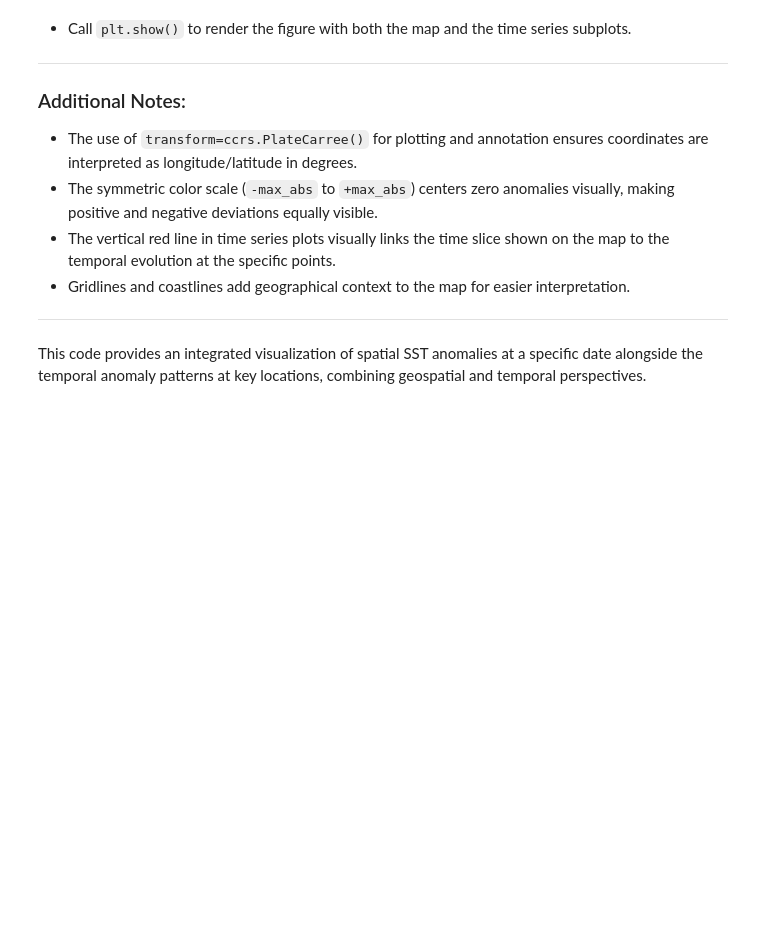
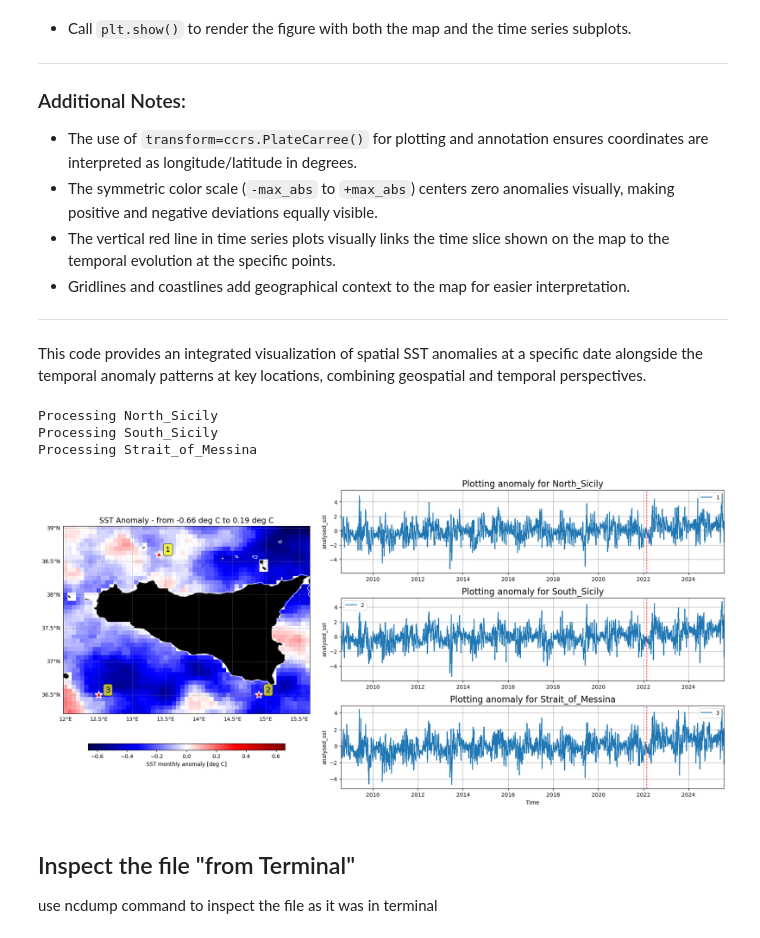
Before and after one commit to geacomputing/UCY2Sept, a Jupyter notebook: Python_code/Hands-on/8_Maps_with_cartopy.ipynb, the cells around one changed output. Drawn from its saved outputs; the diff is of its cells as text; code cells hidden in the pictures; blank space fills up the shorter version.

```diff
--- a/Python_code/Hands-on/8_Maps_with_cartopy.ipynb
+++ b/Python_code/Hands-on/8_Maps_with_cartopy.ipynb
@@ -259,32 +262,49 @@ for i, (name, info) in enumerate(locations.items()):
     anomaly_t_series = anomalies.sel(latitude=lat, longitude=lon, method='nearest')
     anomaly_t_series.plot(ax=ax, label =f'{c}')
 
     if c<3:
         ax.xaxis.label.set_visible(False)
 
-    ax.set_title(f"Plotting anomaly for {name}")
+    ax.set_title(f"Plotting anomaly for {name}", fontsize=16)
     ax.set_xlim(anomaly_t_series.time.min(), anomaly_t_series.time.max())
     ax.grid()
     ax.legend()
 
     x = anomalies.sel(time=time_str).time.values
     ax.axvline(x=x, color='red', linestyle='--', linewidth=1)
     #print(x)
 
     print(f"Processing {name}")
 
     # Plot the marker
-    ax_map.plot(lon, lat, marker='*', color='white', markersize=15, transform=ccrs.PlateCarree())
+    ax_map.plot(
+        lon, lat,
+        marker='*',
+        markersize=15,
+        markerfacecolor='red',   # fill color
+        markeredgecolor='white',    # border color
+        markeredgewidth=1.5,        # thickness of border
+        transform=ccrs.PlateCarree()
+    )
     ax_map.annotate(
         f"{c}",
         xy=(lon, lat),
         xytext=(lon + dx, lat + dy),
         textcoords='data',
          fontsize=14,  # bigger font size
         bbox=dict(boxstyle="round,pad=0.3", fc="yellow", ec="black", alpha=0.7),  # background box,
         horizontalalignment='left',
         verticalalignment='bottom',
         transform=ccrs.PlateCarree()
     )
 ax_map.set_title(f"SST Anomaly - from {vmin.values:.2f} deg C to {vmax.values:.2f} deg C", fontsize=14)
 plt.show()
+# %% [output]
+Processing North_Sicily
+Processing South_Sicily
+Processing Strait_of_Messina
+[figure, added]
+# %% [markdown]
+## Inspect the file "from Terminal"
+
+use ncdump command to inspect the file as it was in terminal
```
Also changed, not shown: parts of 2 cells of this notebook, 5 other files.
